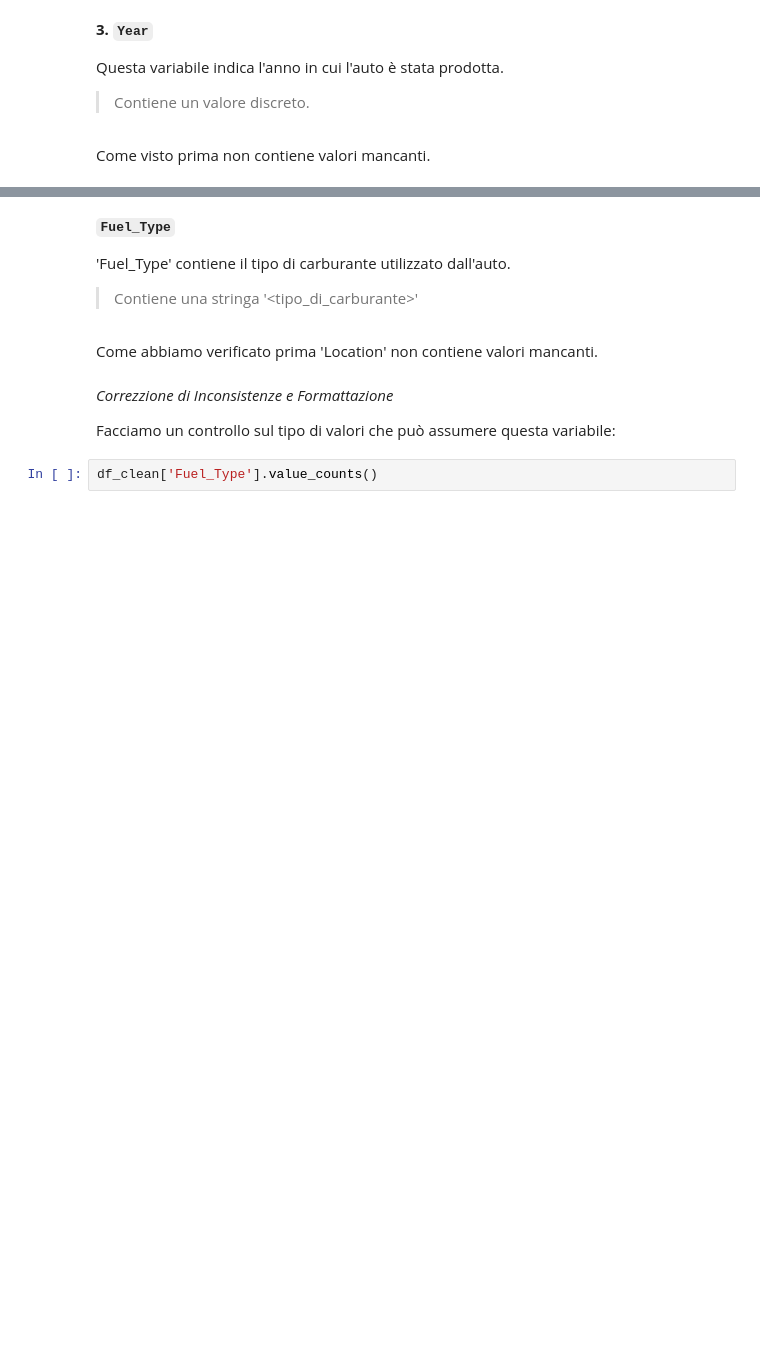
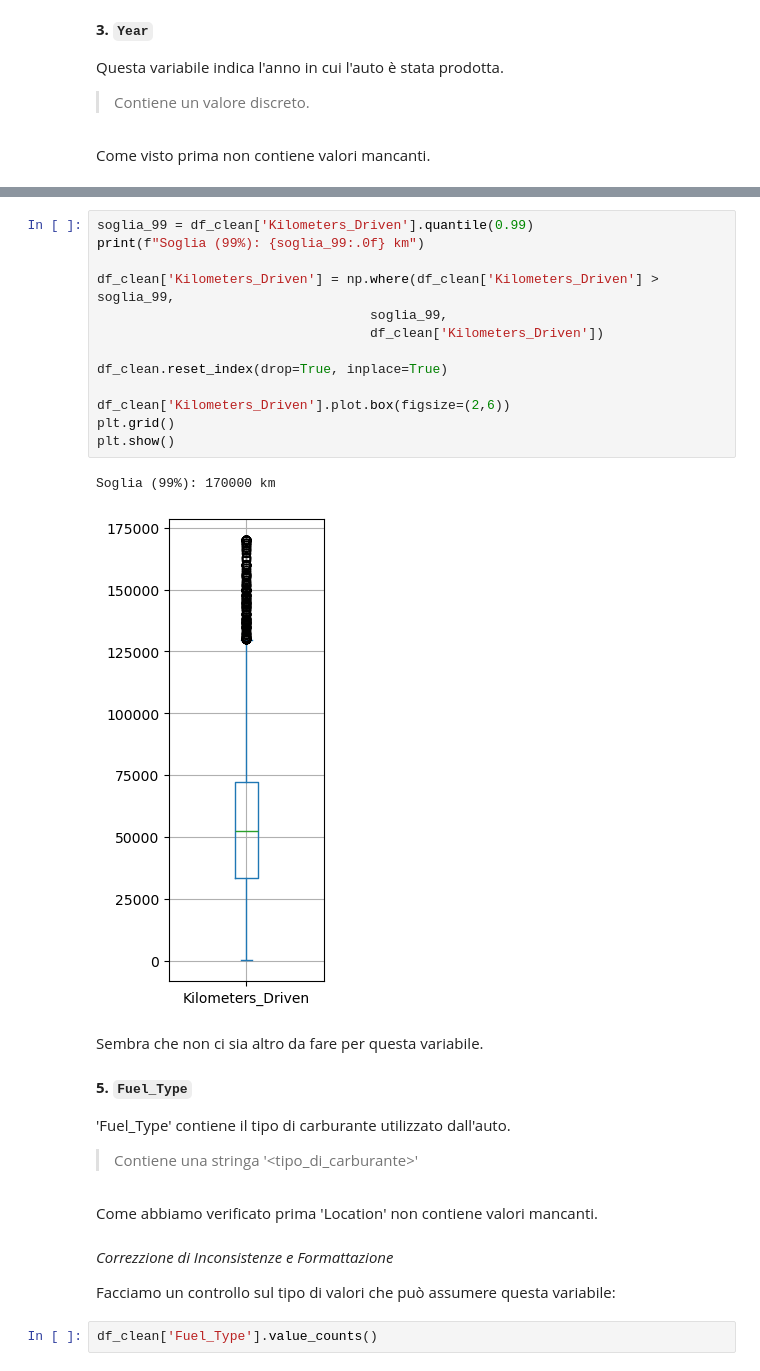
Before and after one commit to fragreco04/progetto-fad-2526, a Jupyter notebook: notebooks/completed/parte-1.ipynb, the cells around one changed output, grey strips where cells are left out. Saved outputs shown, nothing was run; the diff lists cells and outputs as text; blank space fills up the shorter version.

```diff
--- a/notebooks/completed/parte-1.ipynb
+++ b/notebooks/completed/parte-1.ipynb
@@ -257,5 +332,23 @@ Age creata con successo.
+# %%
+soglia_99 = df_clean['Kilometers_Driven'].quantile(0.99)
+print(f"Soglia (99%): {soglia_99:.0f} km")
+
+df_clean['Kilometers_Driven'] = np.where(df_clean['Kilometers_Driven'] > soglia_99,
+                                   soglia_99,
+                                   df_clean['Kilometers_Driven'])
+
+df_clean.reset_index(drop=True, inplace=True)
+
+df_clean['Kilometers_Driven'].plot.box(figsize=(2,6))
+plt.grid()
+plt.show()
+# %% [output]
+Soglia (99%): 170000 km
+[figure, added]
+# %% [markdown]
+Sembra che non ci sia altro da fare per questa variabile.
 # %% [markdown]
-**`Fuel_Type`**
+**5. `Fuel_Type`**
 
 'Fuel_Type' contiene il tipo di carburante utilizzato dall'auto.
 
```
Also changed, not shown: parts of 101 cells of this notebook, 4 other files.
